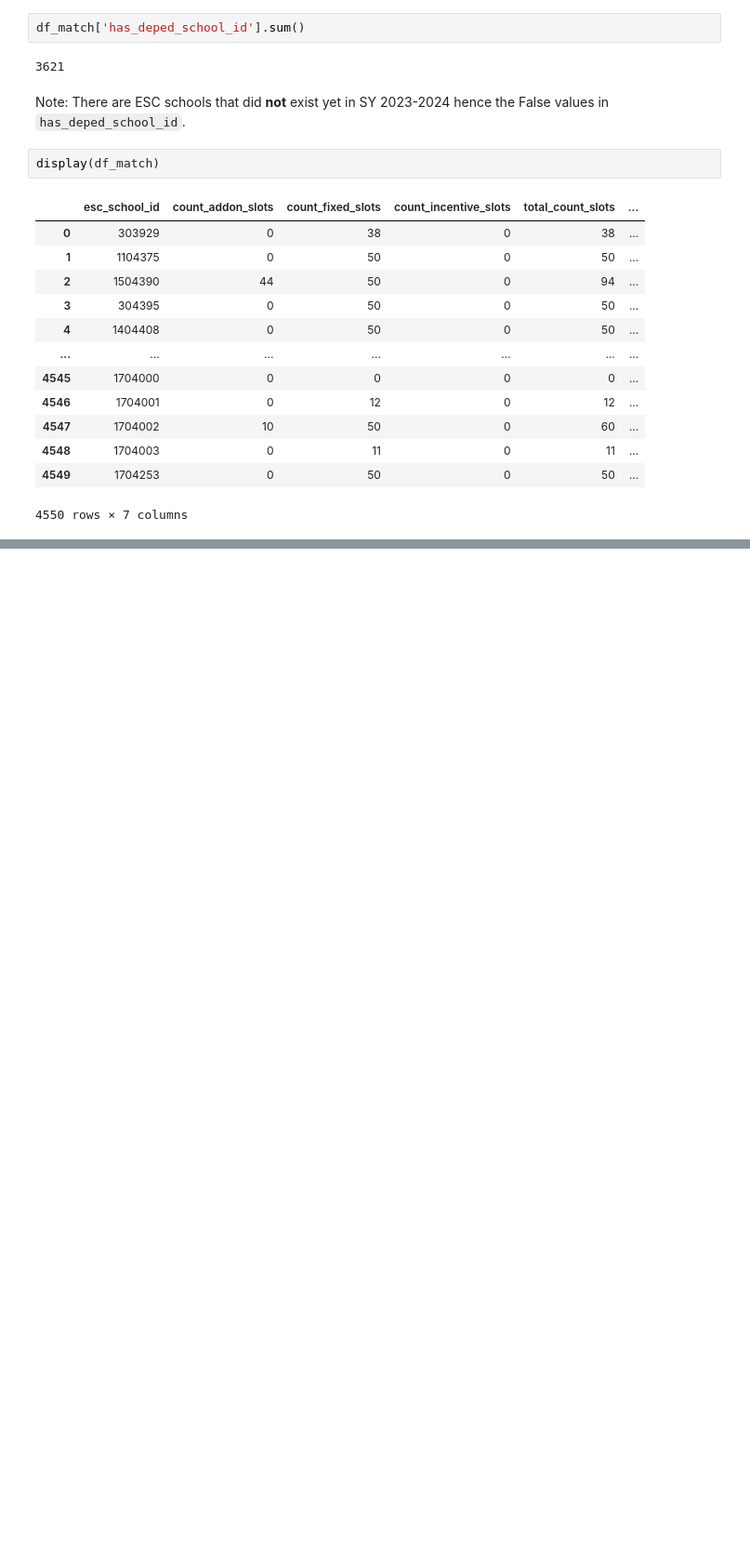
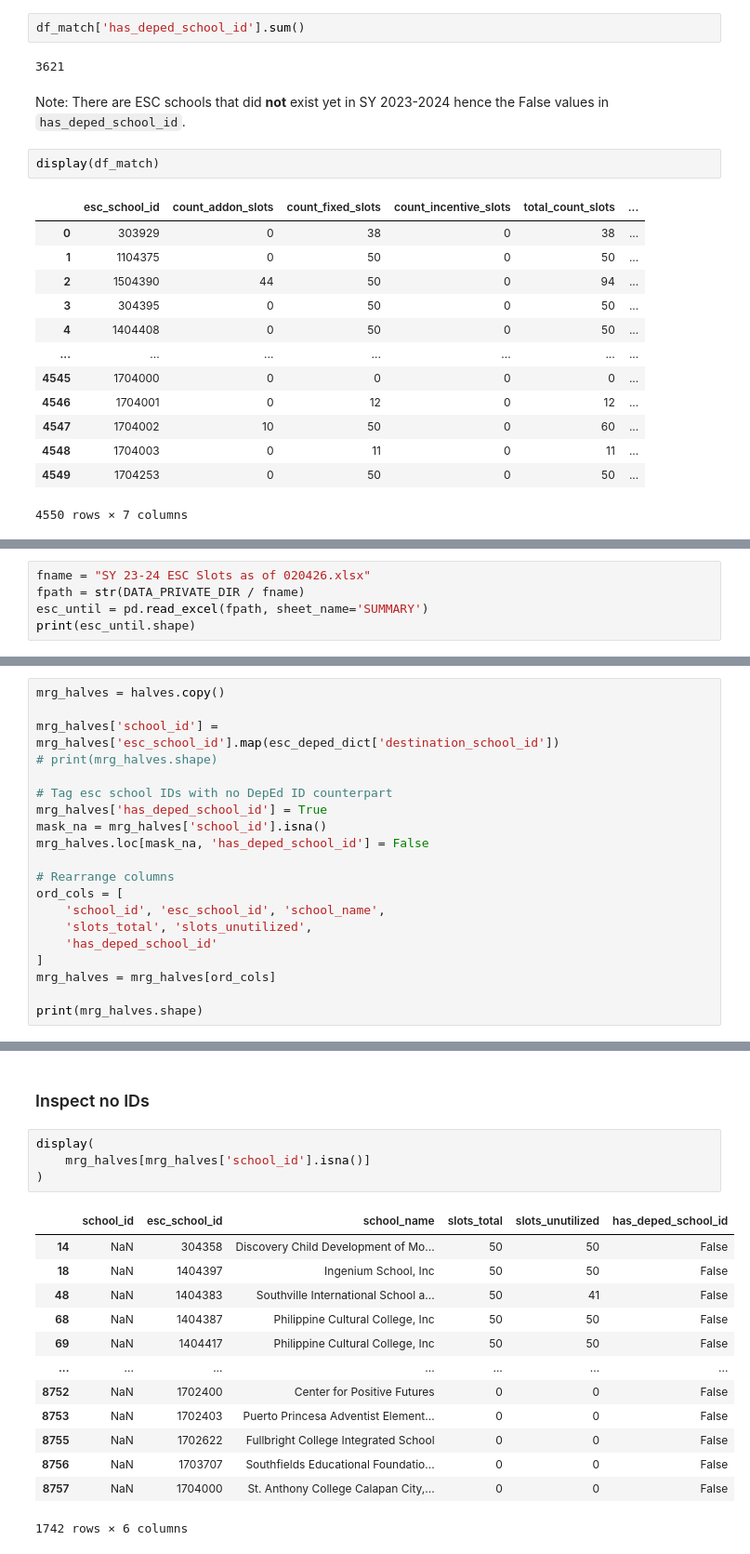
Before and after one commit to cair-philippines/project_paaral, a Jupyter notebook: notebooks/1.8.-process-esc-slots.ipynb, the cells around one changed output, grey strips where cells are left out. Shown at 93% size. Saved outputs shown, nothing was run; the diff lists cells and outputs as text; blank space fills up the shorter version.

Commit message:
Incorporated unutilized slots from stakeholder dataset

```diff
--- a/notebooks/1.8.-process-esc-slots.ipynb
+++ b/notebooks/1.8.-process-esc-slots.ipynb
@@ -239,0 +268,5 @@ display(df_match)
+# %%
+fname = "SY 23-24 ESC Slots as of 020426.xlsx"
+fpath = str(DATA_PRIVATE_DIR / fname)
+esc_until = pd.read_excel(fpath, sheet_name='SUMMARY')
+print(esc_until.shape)
@@ -239,0 +385,20 @@ display(df_match)
+# %%
+mrg_halves = halves.copy()
+
+mrg_halves['school_id'] = mrg_halves['esc_school_id'].map(esc_deped_dict['destination_school_id'])
+# print(mrg_halves.shape)
+
+# Tag esc school IDs with no DepEd ID counterpart
+mrg_halves['has_deped_school_id'] = True
+mask_na = mrg_halves['school_id'].isna()
+mrg_halves.loc[mask_na, 'has_deped_school_id'] = False
+
+# Rearrange columns
+ord_cols = [
+    'school_id', 'esc_school_id', 'school_name',
+    'slots_total', 'slots_unutilized',
+    'has_deped_school_id'
+]
+mrg_halves = mrg_halves[ord_cols]
+
+print(mrg_halves.shape)
@@ -240 +417,21 @@ display(df_match)
+# %% [markdown]
+### Inspect no IDs
+# %%
+display(
+    mrg_halves[mrg_halves['school_id'].isna()]
+)
+# %% [output]
+|  | school_id | esc_school_id | school_name | slots_total | slots_unutilized | has_deped_school_id |
+| 14 | NaN | 304358 | Discovery Child Development of Mo... | 50 | 50 | False |
+| 18 | NaN | 1404397 | Ingenium School, Inc | 50 | 50 | False |
+| 48 | NaN | 1404383 | Southville International School a... | 50 | 41 | False |
+| 68 | NaN | 1404387 | Philippine Cultural College, Inc | 50 | 50 | False |
+| 69 | NaN | 1404417 | Philippine Cultural College, Inc | 50 | 50 | False |
+| ... | ... | ... | ... | ... | ... | ... |
+| 8752 | NaN | 1702400 | Center for Positive Futures | 0 | 0 | False |
+| 8753 | NaN | 1702403 | Puerto Princesa Adventist Element... | 0 | 0 | False |
+| 8755 | NaN | 1702622 | Fullbright College Integrated School | 0 | 0 | False |
+| 8756 | NaN | 1703707 | Southfields Educational Foundatio... | 0 | 0 | False |
+| 8757 | NaN | 1704000 | St. Anthony College Calapan City,... | 0 | 0 | False |
+1742 rows × 6 columns
 # %% [markdown]
```
Also changed, not shown: parts of 20 cells of this notebook.
